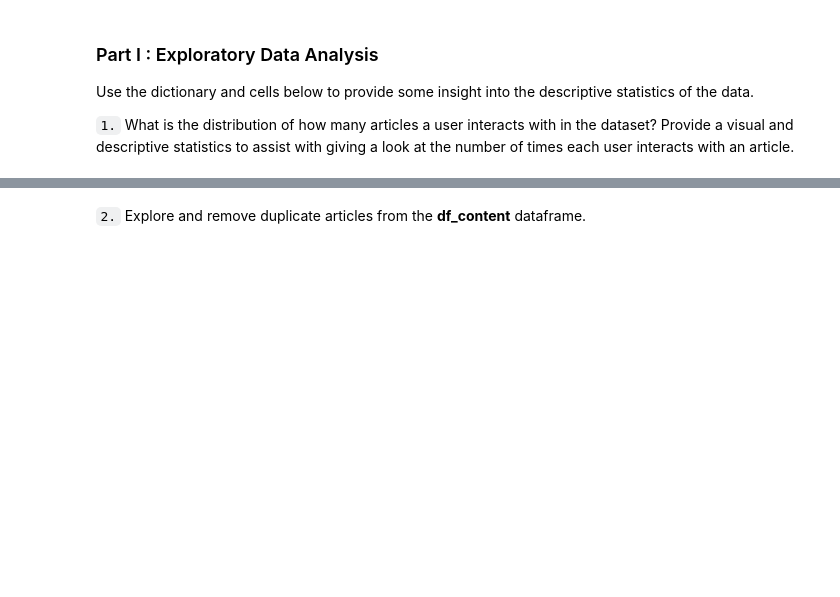
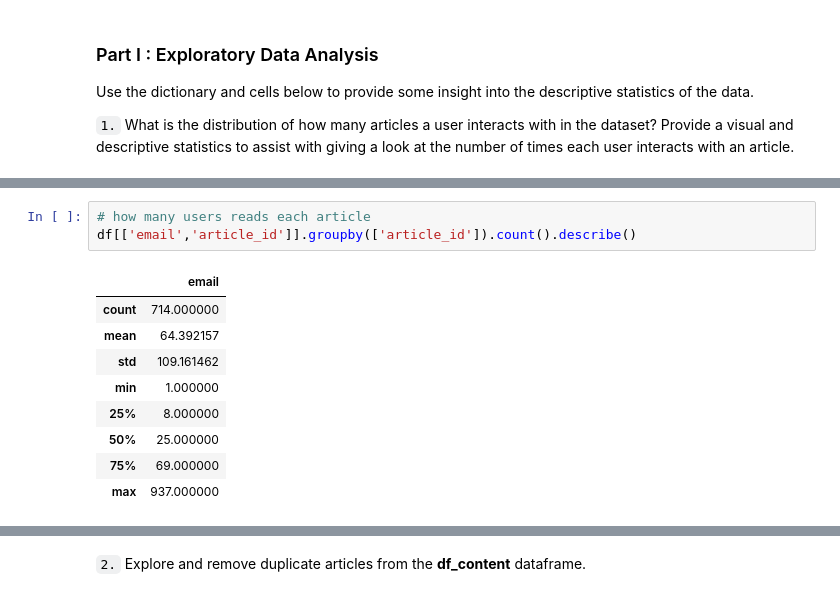
Before and after one commit to olghab/dataScienceProject3, a Jupyter notebook: Recommendations_with_IBM.ipynb, the cells around one changed output, grey strips where cells are left out. Drawn from its saved outputs; the diff is of its cells as text; blank space fills up the shorter version.

```diff
--- a/Recommendations_with_IBM.ipynb
+++ b/Recommendations_with_IBM.ipynb
@@ -60,0 +70,13 @@ Use the dictionary and cells below to provide some insight into the descriptive
+# %%
+# how many users reads each article
+df[['email','article_id']].groupby(['article_id']).count().describe()
+# %% [output]
+|  | email |
+| count | 714.000000 |
+| mean | 64.392157 |
+| std | 109.161462 |
+| min | 1.000000 |
+| 25% | 8.000000 |
+| 50% | 25.000000 |
+| 75% | 69.000000 |
+| max | 937.000000 |
```
Also changed, not shown: parts of 18 cells of this notebook.
